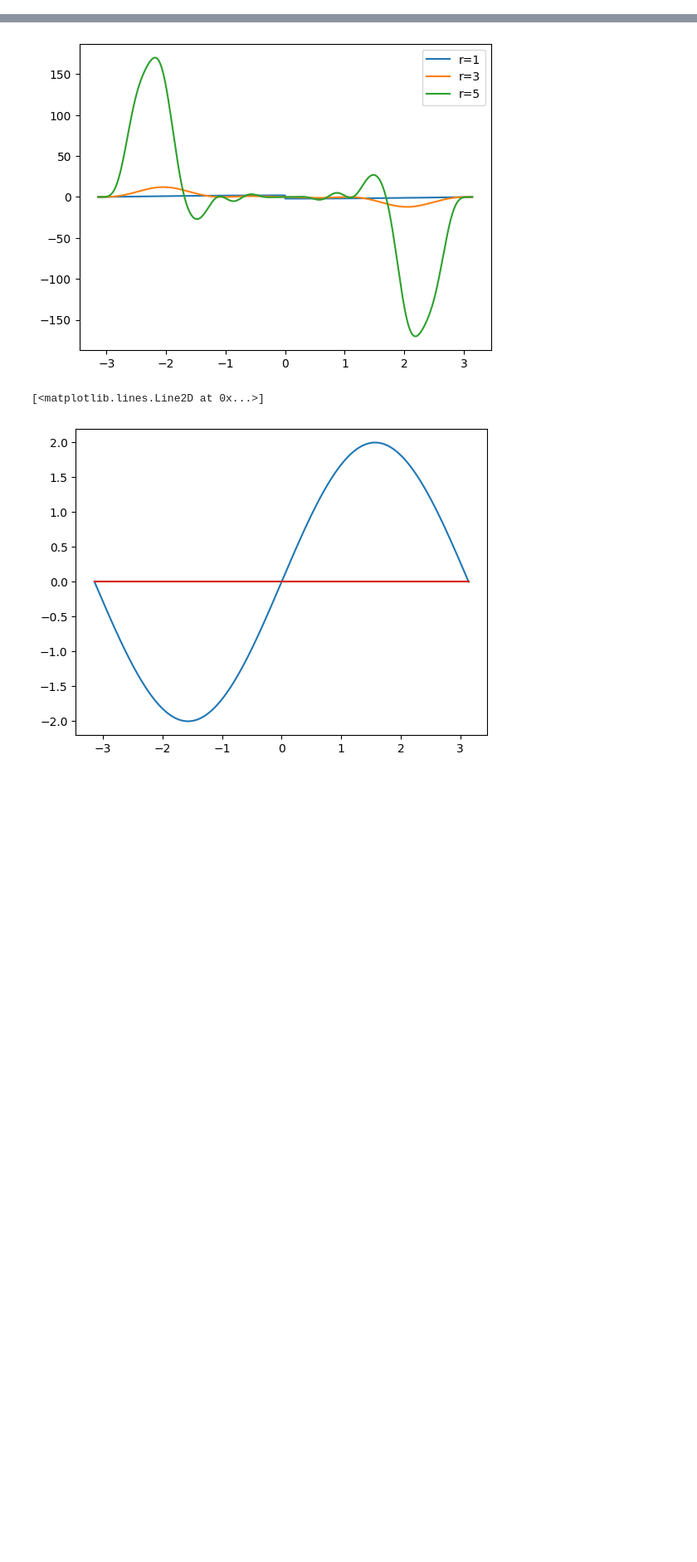
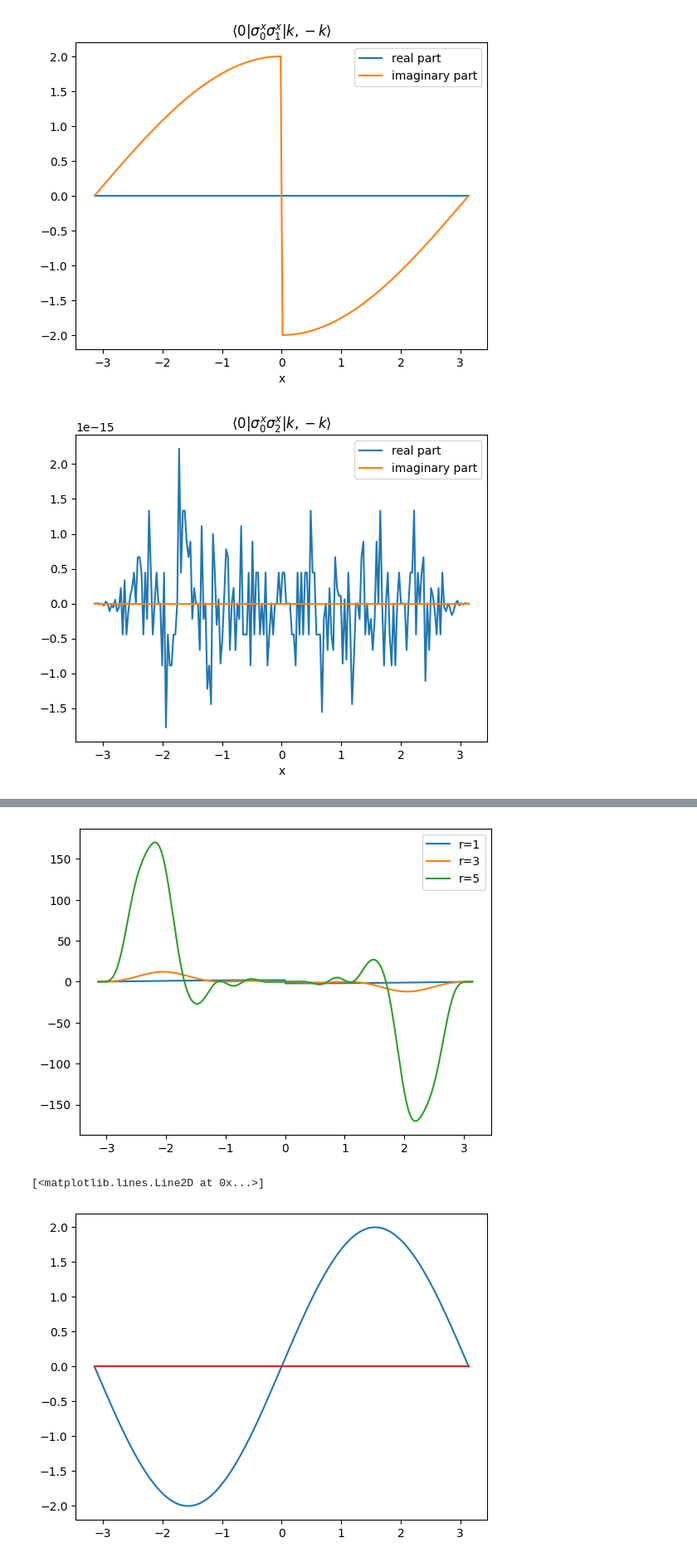
Before and after one commit to KristianMunnikhuis/subsystem_loschmidt_echo, a Jupyter notebook: scripts/Adiabatic Pert Theory/matrixelements.ipynb, the cells around one changed output, grey strips where cells are left out. Shown at 83% size. Saved outputs shown, nothing was run; the diff lists cells and outputs as text; code cells hidden in the pictures; blank space fills up the shorter version.

```diff
--- a/scripts/Adiabatic Pert Theory/matrixelements.ipynb
+++ b/scripts/Adiabatic Pert Theory/matrixelements.ipynb
@@ -228,0 +238,13 @@ plot(np.array([sigma_general([0,3],1,ki)for ki in k])/1j)
+# %%
+k = np.linspace(-pi,pi,200)
+for i in range(1,6):
+    index = [0,int(i)]
+    xlabel("x")
+    title(fr"$\langle 0 | \sigma^x_{index[0]} \sigma^x_{index[1]} |k,-k\rangle$")
+    plot(k,np.array([np.real(sigma_general(index,1.,ki)) for ki in k])/1,label="real part")
+    plot(k,np.array([np.imag(sigma_general(index,1.,ki)) for ki in k])/1,label ="imaginary part")
+    legend()
+    show()
+# %% [output]
+[figure, added]
+[figure, added]
```
Also changed, not shown: parts of 6 cells of this notebook, 5 other files.
